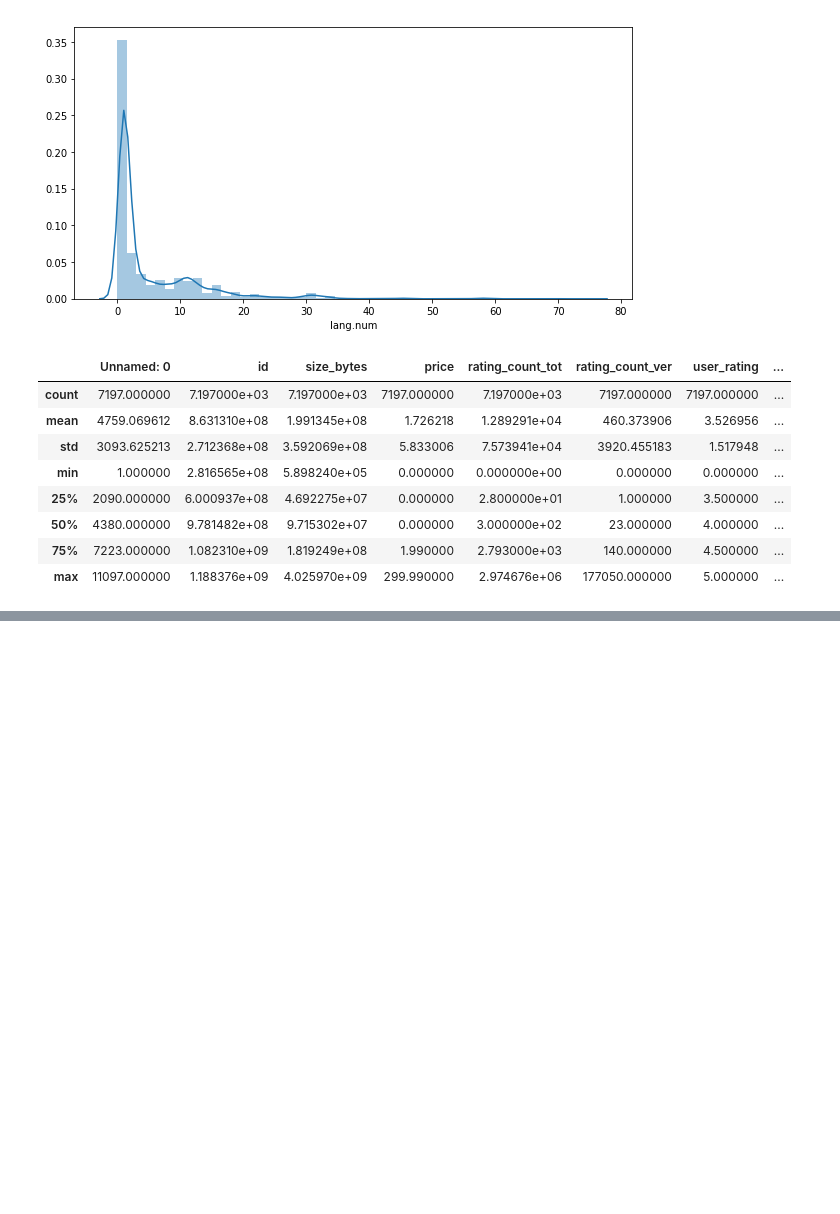
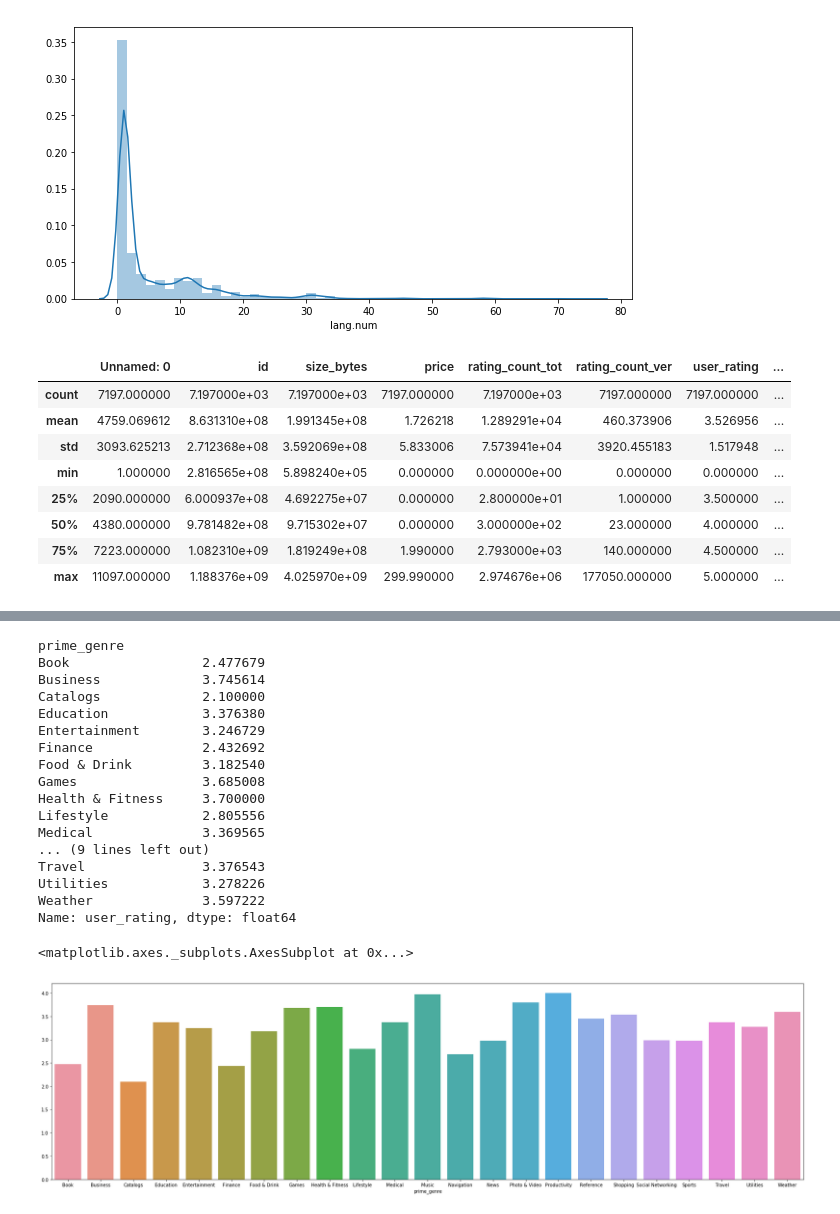
Before and after one commit to finnqiao/apple_appstore, a Jupyter notebook: Untitled.ipynb, the cells around one changed output, grey strips where cells are left out. Drawn from its saved outputs; the diff is of its cells as text; code cells hidden in the pictures; blank space fills up the shorter version.

```diff
--- a/Untitled.ipynb
+++ b/Untitled.ipynb
@@ -99,0 +118,26 @@ apps_df.describe()
+# %%
+grouped = apps_df.groupby('prime_genre')
+print(grouped['user_rating'].mean())
+
+plt.figure(figsize = (30,8))
+sb.barplot(x = grouped['user_rating'].mean().keys(), y = grouped['user_rating'].mean().values)
+# %% [output]
+prime_genre
+Book                 2.477679
+Business             3.745614
+Catalogs             2.100000
+Education            3.376380
+Entertainment        3.246729
+Finance              2.432692
+Food & Drink         3.182540
+Games                3.685008
+Health & Fitness     3.700000
+Lifestyle            2.805556
+Medical              3.369565
+... (9 lines left out)
+Travel               3.376543
+Utilities            3.278226
+Weather              3.597222
+Name: user_rating, dtype: float64
+<matplotlib.axes._subplots.AxesSubplot at 0x...>
+[figure, added]
```
Also changed, not shown: parts of 5 cells of this notebook.
